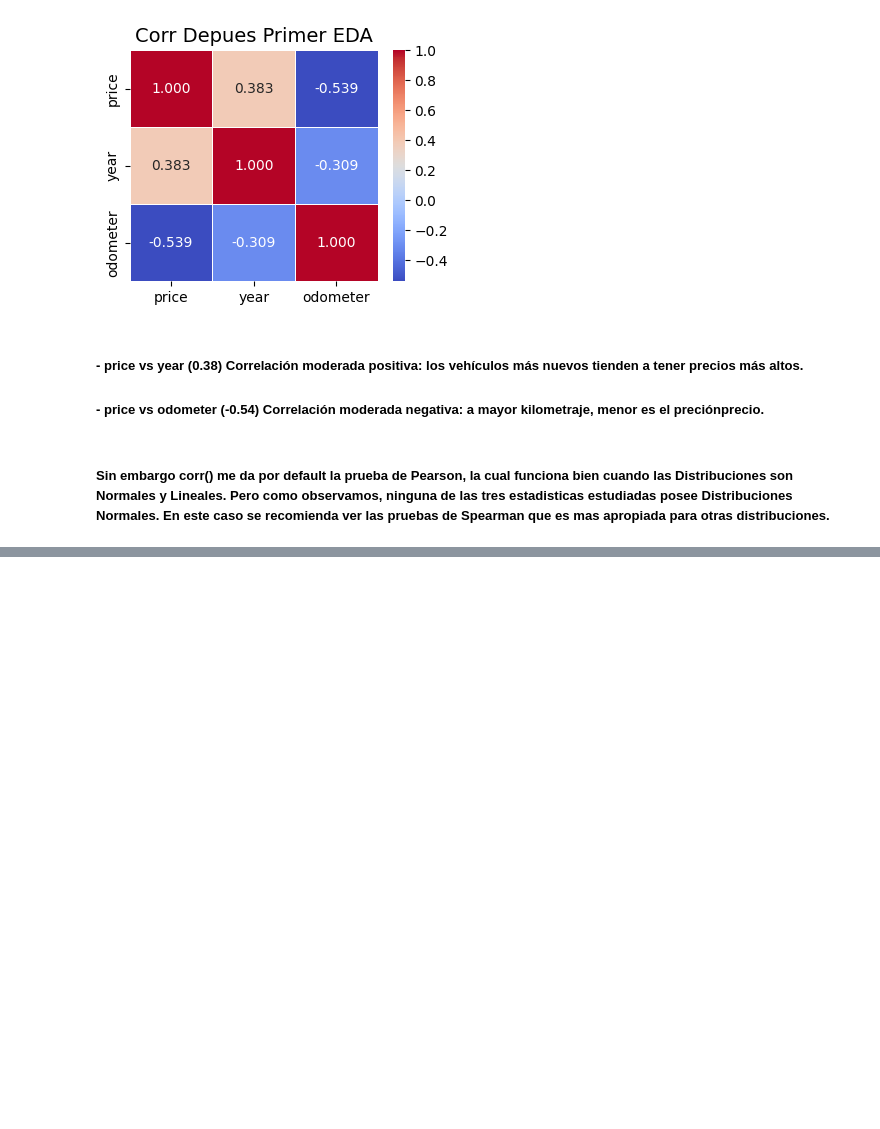
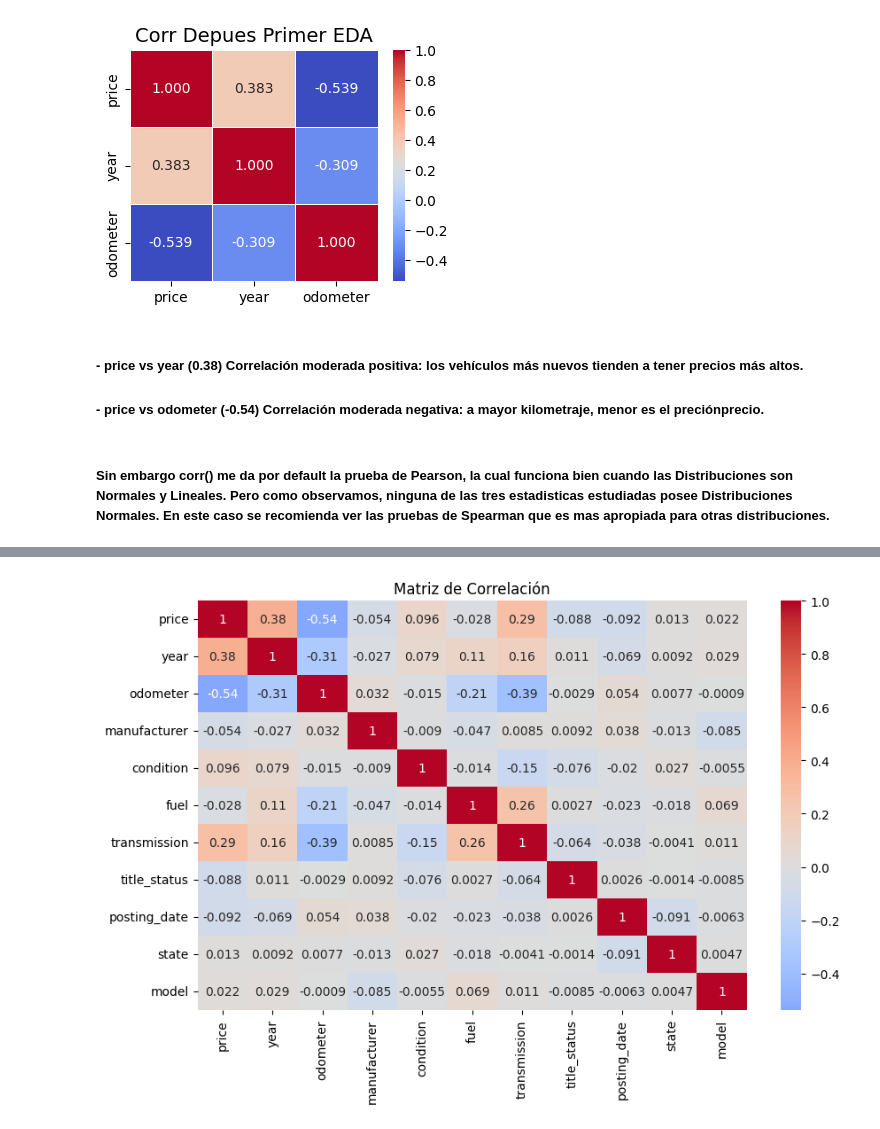
Before and after one commit to pcaliman2/Trabajo_Final, a Jupyter notebook: src/EDA_v3.ipynb, the cells around one changed output, grey strips where cells are left out. Saved outputs shown, nothing was run; the diff lists cells and outputs as text; code cells hidden in the pictures; blank space fills up the shorter version.

```diff
--- a/src/EDA_v3.ipynb
+++ b/src/EDA_v3.ipynb
@@ -301,0 +368,3 @@ Estudio de las Variables Categoricas
+# %%
+total_data4=total_data3.copy()
+total_data4 = total_data4.drop(columns=['url', 'region_url', 'image_url', 'VIN','description'])
@@ -301,0 +408,3 @@ Estudio de las Variables Categoricas
+# %%
+total_data5 = total_data4.copy()
+total_data5 = total_data5.drop(columns=['paint_color', 'drive', 'cylinders', 'size','region','type'])
@@ -301,0 +433,19 @@ Estudio de las Variables Categoricas
+# %%
+# Codificar variables categóricas para correlación
+total_Data_numeric = total_data5.copy()
+le = LabelEncoder()
+categorical_cols = ['manufacturer','condition', 'fuel', 'transmission','title_status','posting_date','state','model']
+for col in categorical_cols:
+    total_Data_numeric[col] = le.fit_transform(total_Data_numeric[col])
+
+plt.figure(figsize=(10, 6))
+sns.heatmap(
+    total_Data_numeric[['price', 'year', 'odometer', 'manufacturer','condition', 'fuel', 'transmission','title_status','posting_date','state','model']].corr(),
+    annot=True,
+    cmap='coolwarm',
+    center=0
+)
+plt.title('Matriz de Correlación')
+plt.show()
+# %% [output]
+[figure, added]
```
Also changed, not shown: parts of 28 cells of this notebook.
